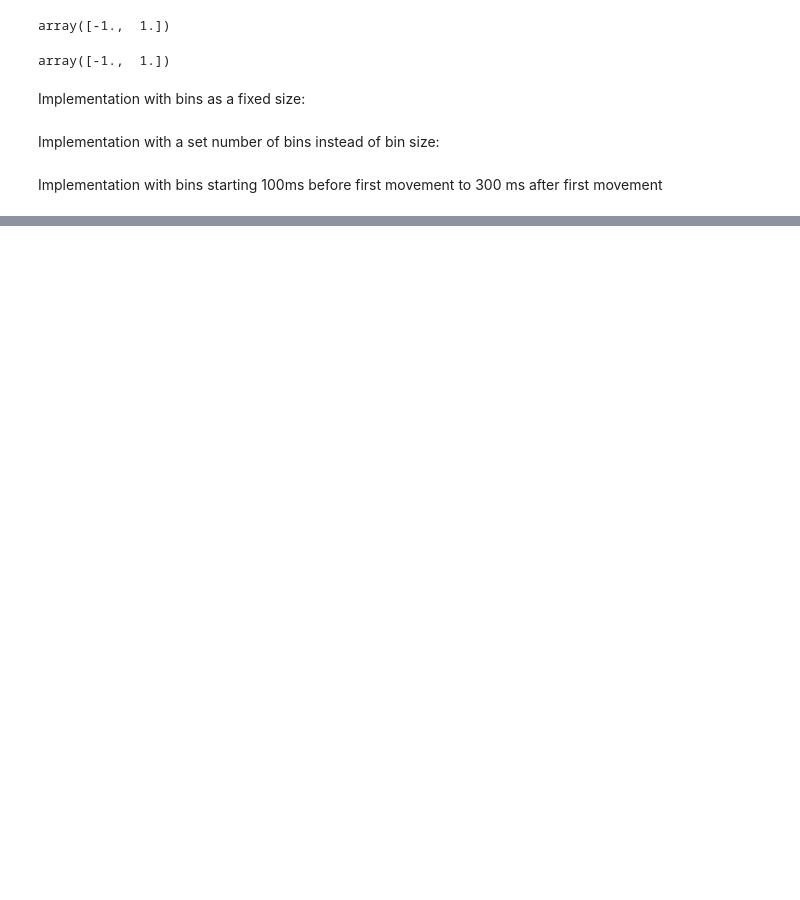
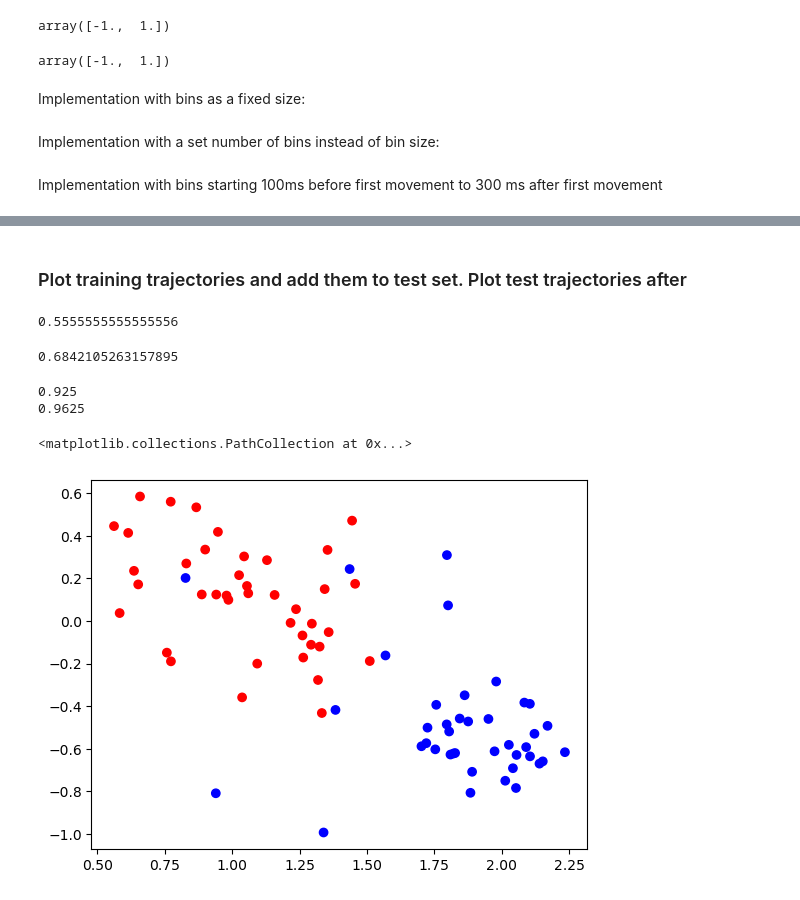
Before and after one commit to styyxofficial/DSC180B-Quarter-2-Project, a Jupyter notebook: notebooks/neural_data_ingest.ipynb, the cells around one changed output, grey strips where cells are left out. Saved outputs shown, nothing was run; the diff lists cells and outputs as text; code cells hidden in the pictures; blank space fills up the shorter version.

```diff
--- a/notebooks/neural_data_ingest.ipynb
+++ b/notebooks/neural_data_ingest.ipynb
@@ -599,4 +314,0 @@ E: loss increased
-# %%
-
-fig  = px.line_3d(x=session.z[:, 0], y=session.z[:, 1], z=session.z[:, 2], color=["blue"]*len(session.z), width=800, height=800)
-fig.show()
@@ -938,10 +314,0 @@ DeviceArray([-1.34588199, -1.37119594, -1.37378734, -1.35298422,
-# %%
-fig = px.line_3d(x=z11[0, :, 0], y=z11[0, :, 1], z=z11[0, :, 2], color=["blue"]*training_11_trials[0]['spikes_df'].shape[1], width=800, height=800)
-
-for trial in z11:
-     fig.add_scatter3d(x=trial[:, 0], y=trial[:, 1], z=trial[:, 2], mode='lines', line={'color':"blue"}, opacity=0.5)
-
-for trial in z_11:
-     fig.add_scatter3d(x=trial[:, 0], y=trial[:, 1], z=trial[:, 2], mode='lines', line={'color':"red"}, opacity=0.5)
-
-fig.show()
@@ -994,0 +315,8 @@ plt.show()
+# %%
+# Find testing trajectories
+sessionTest = Session(bin_size)
+for i, trial in enumerate(testing_trials):
+    sessionTest.add_trial(i, y=trial['spikes_df'].T)
+
+sessionTest = vi.infer(sessionTest, params=params, )
+z_test = rearrange(sessionTest.z, '(trials time) lat -> trials time lat', time=testing_trials[0]['spikes_df'].shape[1])
@@ -994,0 +366,2 @@ plt.show()
+# %% [markdown]
+### Plot training trajectories and add them to test set. Plot test trajectories after
@@ -994,0 +448,28 @@ plt.show()
+# %%
+from sklearn.linear_model import LogisticRegression
+
+mod = LogisticRegression()
+mod.fit(X_class_train, y_class_train)
+print(mod.score(X_class_train, y_class_train))
+mod.score(X_class_test, y_class_test)
+# %% [output]
+0.5555555555555556
+0.6842105263157895
+# %%
+# Predict between Just correct left and correct right
+X_class_train01 = X_class_train[((y_class_train==0) | (y_class_train==1))]
+y_class_train01 = y_class_train[((y_class_train==0) | (y_class_train==1))]
+X_class_test01 = X_class_test[((y_class_test==0) | (y_class_test==1))]
+y_class_test01 = y_class_test[((y_class_test==0) | (y_class_test==1))]
+
+
+mod = LogisticRegression()
+mod.fit(X_class_train01, y_class_train01)
+print(mod.score(X_class_train01, y_class_train01))
+print(mod.score(X_class_test01, y_class_test01))
+plt.scatter(X_class_train01[:, 0], X_class_train01[:, 1], color=np.array(['blue', 'red', 'green', 'black'])[y_class_train01])
+# %% [output]
+0.925
+0.9625
+<matplotlib.collections.PathCollection at 0x...>
+[figure, added]
```
Also changed, not shown: parts of 51 cells of this notebook, 1 other file.
